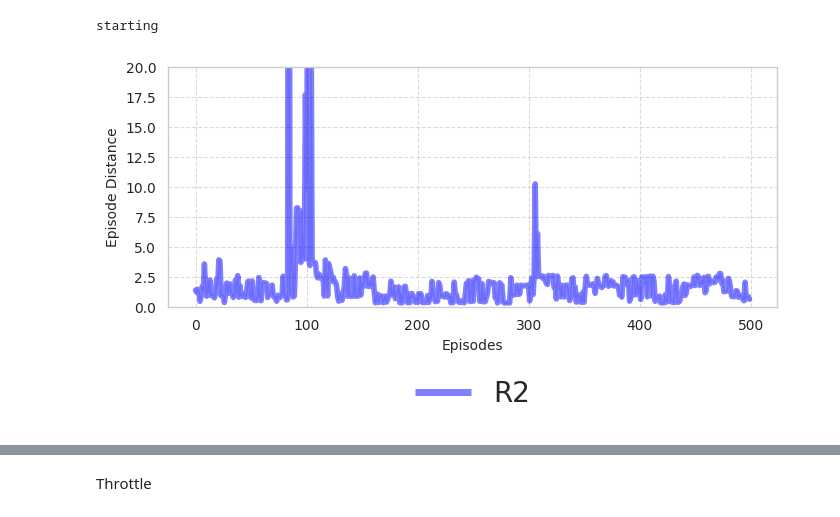
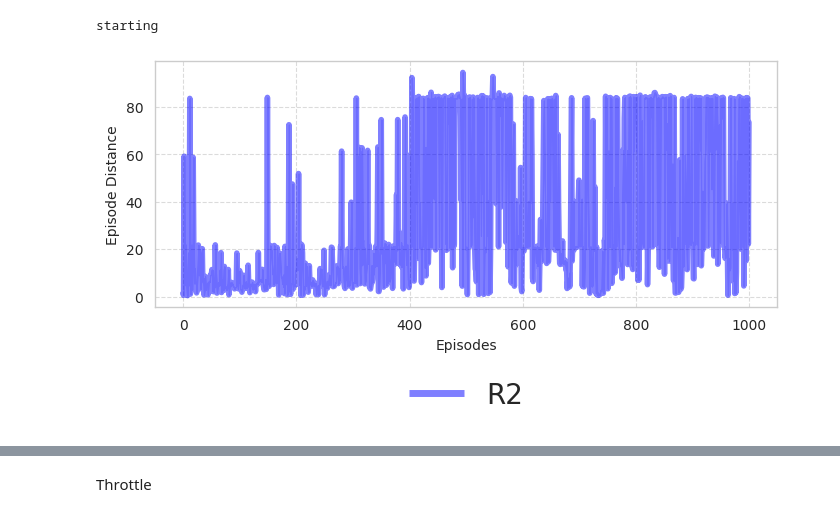
Before and after one commit to shilpa2301/QRSAC, a Jupyter notebook: debug_plots.ipynb, the cells around one changed output, grey strips where cells are left out. Saved outputs shown, nothing was run; the diff lists cells and outputs as text; code cells hidden in the pictures.

Commit message:
plot

```diff
--- a/debug_plots.ipynb
+++ b/debug_plots.ipynb
@@ -107,36 +107,37 @@ def generate_plot(means, stds, save_path=""):
 
 
     leg = plt.legend(bbox_to_anchor=(0.5, -0.2), loc="upper center",
                ncol=5, frameon=False, fancybox=False, shadow=False,
                fontsize=20)
     for line in leg.get_lines():
         line.set_linewidth(5.0)
         line.set_solid_capstyle('butt')
-    plt.ylim([0, 20])
+    # plt.ylim([80, 90])
     plt.yticks(fontsize=10)
     plt.xticks(fontsize=10)
     plt.xlabel("Episodes", fontsize=10)
     plt.ylabel("Episode Distance", fontsize=10)
     plt.grid(True, linestyle='--', alpha=0.7)
     plt.tight_layout()
     plt.savefig(f"{save_path}.png", dpi=200)
     plt.show()
 
 returns_1 = []
-for idx in range(1, 2):
+for idx in range(4, 5):
     reward_type = "rew2"
-    env_type = "track" #"road"
+    # env_type = "track"
+    env_type = "road"
     log_num = str(idx)
-    # log_file_path = f"/home/smukh039/work/QRSAC/debug_logs_to_plot/generated_road/debug_{env_type}_{reward_type}_{log_num}.log"
-    log_file_path = f"/home/smukh039/work/QRSAC/debug_logs_to_plot/generated_track/debug_{env_type}_{reward_type}_{log_num}.log"
+    log_file_path = f"/home/smukh039/work/QRSAC/debug_logs_to_plot/generated_road/debug_{env_type}_{reward_type}_{log_num}.log"
+    # log_file_path = f"/home/smukh039/work/QRSAC/debug_logs_to_plot/generated_track/debug_{env_type}_{reward_type}_{log_num}.log"
     returns_1.append(get_returns(reward_type, log_num, env_type, log_file_path)) #[:100])
 returns_r1_mean = np.mean(returns_1, axis=0)
 returns_r1_std = np.std(returns_1, axis=0)
 
 WIN_SIZE=1
 means_r1, stds_r1 = smoothen(returns_r1_mean, WIN_SIZE), smoothen(returns_r1_std, WIN_SIZE)
 means, stds = (means_r1), (stds_r1)
 generate_plot(means, stds, "result_plot")
 # %% [output]
 starting
-[figure, old version]
+[figure, new version]
```
Also changed, not shown: parts of 7 cells of this notebook, 13 other files.
